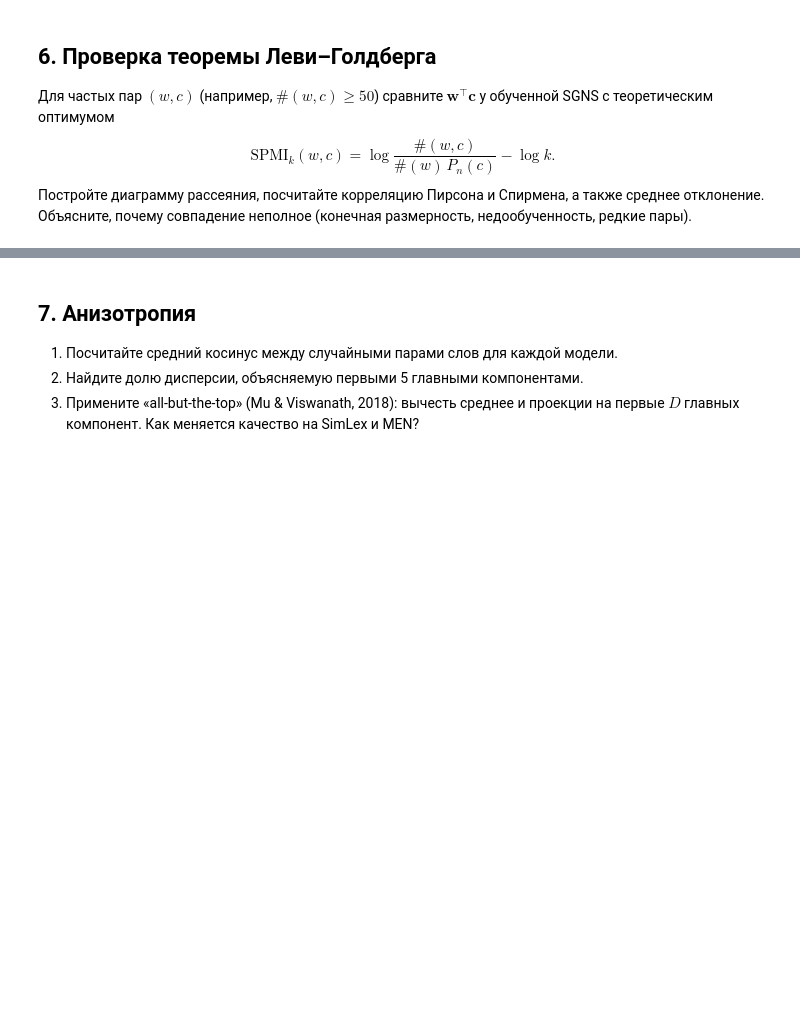
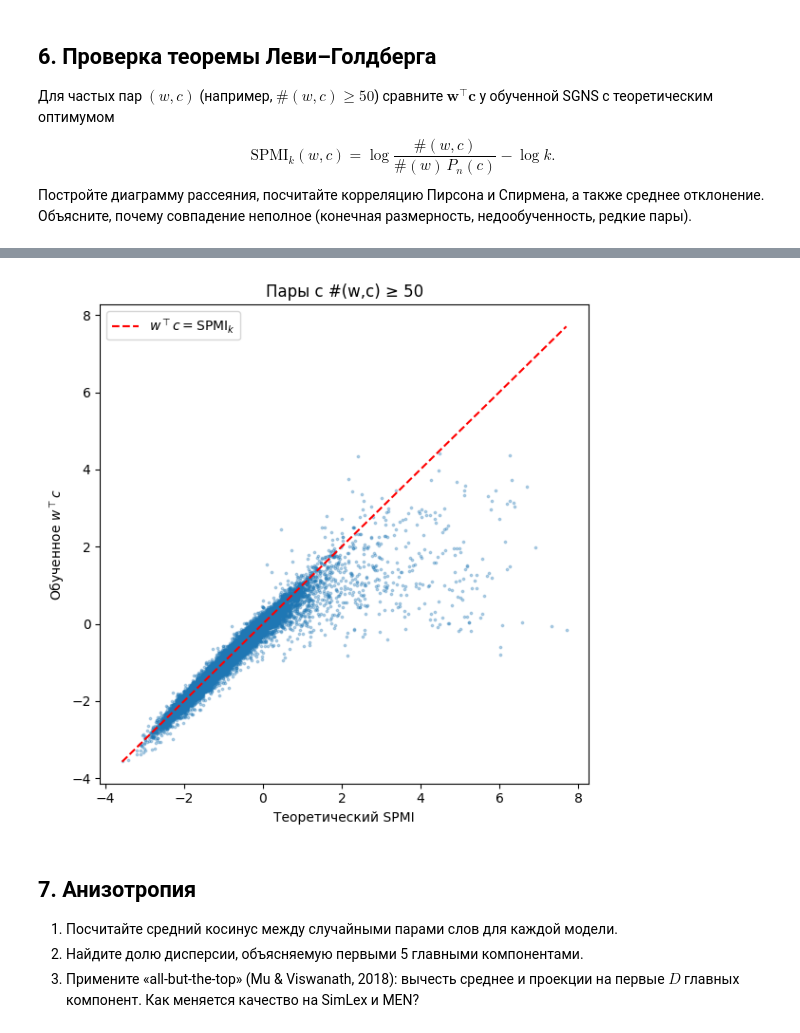
Before and after one commit to KonnorKennuey/Labs_2_course, a Jupyter notebook: LLM/lab02_student.ipynb, the cells around one changed output, grey strips where cells are left out. Saved outputs shown, nothing was run; the diff lists cells and outputs as text; code cells hidden in the pictures; blank space fills up the shorter version.

```diff
--- a/LLM/lab02_student.ipynb
+++ b/LLM/lab02_student.ipynb
@@ -441,3 +441,81 @@ $$
 Постройте диаграмму рассеяния, посчитайте корреляцию Пирсона и Спирмена, а также среднее отклонение. Объясните, почему совпадение неполное (конечная размерность, недообученность, редкие пары).
 # %%
 # TODO: ваш код (соберите частые пары, посчитайте SPMI и w·c, постройте scatter и корреляции)
+Cc = cooc.tocoo()
+
+threshold = 50
+mask = Cc.data >= threshold
+
+rows_f = Cc.row[mask]
+cols_f = Cc.col[mask]
+pair_counts = Cc.data[mask].astype(np.float64)
+
+word_counts = np.asarray(
+    cooc.sum(axis=1)
+).ravel()
+
+target = (
+    np.log(pair_counts)
+    - np.log(word_counts[rows_f])
+    - np.log(neg_probs[cols_f])
+    - np.log(K_NEG)
+)
+
+rows_t = torch.tensor(rows_f, dtype=torch.long)
+cols_t = torch.tensor(cols_f, dtype=torch.long)
+
+dots = (
+    W_sgns[rows_t]
+    * C_sgns[cols_t]
+).sum(dim=1).cpu().numpy()
+
+
+pearson = np.corrcoef(target, dots)[0, 1]
+spearman = spearmanr(target, dots).statistic
+mean_error = (dots - target).mean()
+
+print(f"Частых пар: {len(target):,}")
+print(f"Pearson: {pearson:.3f}")
+print(f"Spearman: {spearman:.3f}")
+print(
+    f"Среднее w·c - SPMI: "
+    f"{mean_error:+.3f}"
+)
+
+rng = np.random.default_rng(SEED)
+n_plot = min(20_000, len(target))
+
+sample = rng.choice(
+    len(target),
+    size=n_plot,
+    replace=False,
+)
+
+plt.figure(figsize=(6, 6))
+
+plt.scatter(
+    target[sample],
+    dots[sample],
+    s=3,
+    alpha=0.3,
+)
+
+lo = min(target.min(), dots.min())
+hi = max(target.max(), dots.max())
+
+plt.plot(
+    [lo, hi],
+    [lo, hi],
+    "r--",
+    label=r"$w^\top c = \mathrm{SPMI}_k$",
+)
+
+plt.xlabel("Теоретический SPMI")
+plt.ylabel(r"Обученное $w^\top c$")
+plt.title(
+    f"Пары с #(w,c) ≥ {threshold}"
+)
+plt.legend()
+plt.tight_layout()
+plt.show()
+# %% [output]
@@ -444,3 +526,4 @@ $$
+[figure, added]
 # %% [markdown]
 ## 7. Анизотропия
 
```
Also changed, not shown: parts of 5 cells of this notebook.
